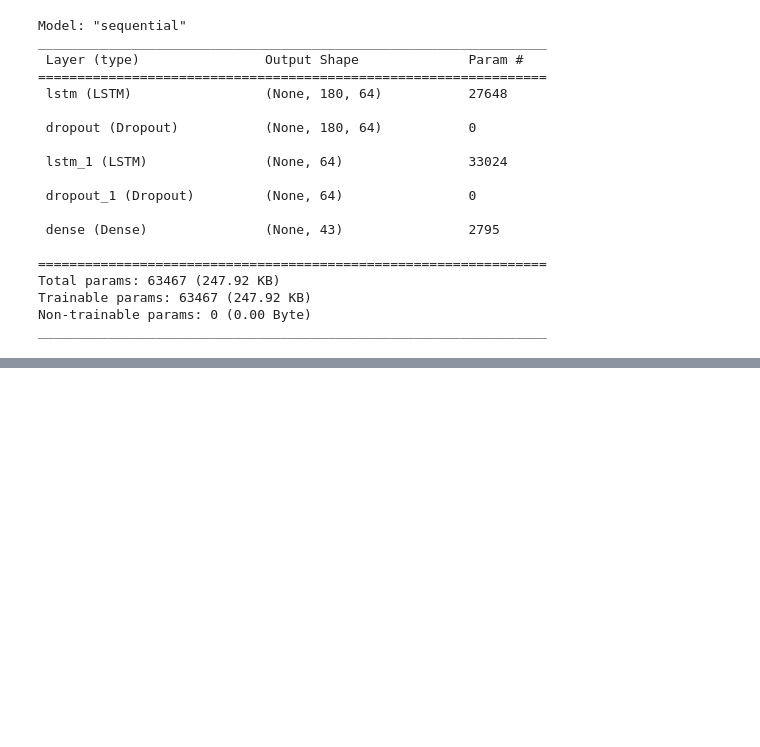
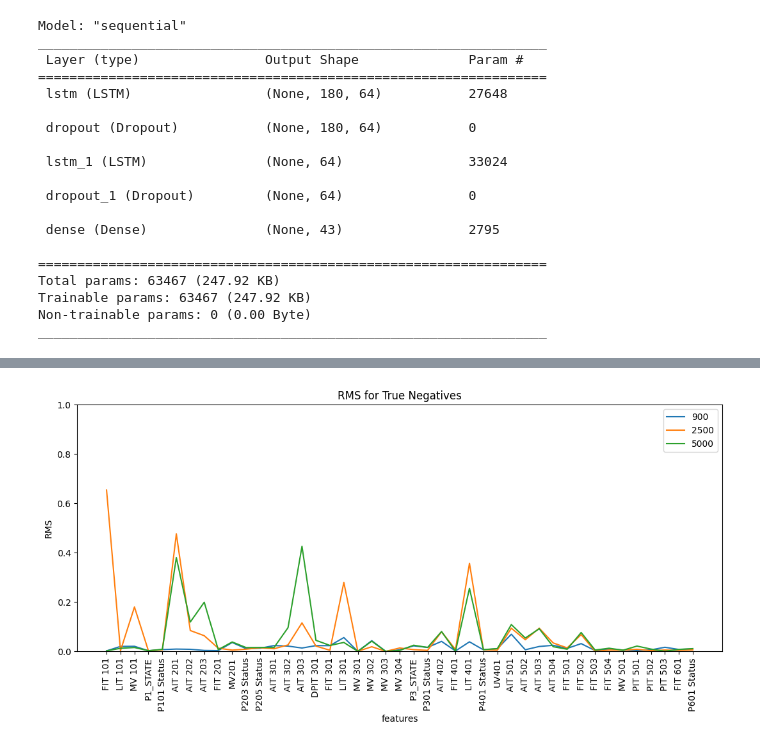
Before and after one commit to Bast-94/CYBERML-Project, a Jupyter notebook: cyber-ml.ipynb, the cells around one changed output, grey strips where cells are left out. Drawn from its saved outputs; the diff is of its cells as text; code cells hidden in the pictures; blank space fills up the shorter version.

```diff
--- a/cyber-ml.ipynb
+++ b/cyber-ml.ipynb
@@ -413,0 +434,36 @@ print(f'F1 score: {f1}')
+# %%
+# Plot RMS for each feature
+
+def rms_all():
+    power = np.power((predicted - X_fut_test), 2)
+    rms = np.sqrt(power)
+    return rms
+
+rms_all = rms_all()
+rms_all.shape
+
+def plot_rms_feature(list, title="", save=False):
+    plt.figure(figsize=(13, 5))
+    plt.title(title)
+    for rms in list:
+        plt.plot(rms_all[rms, :], label=f"{rms}")
+    plt.xlabel('features')
+    plt.ylabel('RMS')
+    plt.ylim(0, 1)
+    plt.legend()
+    plt.xticks(np.arange(len(features.columns)), features.columns, rotation=90)
+
+    if save:
+        plt.savefig(f'./figures/{title}.png', dpi=300)
+
+    plt.show()
+# %%
+assert(np.isin(900, tn))
+assert(np.isin(2500, tn))
+assert(np.isin(5000, tn))
+
+
+list_tn = [900, 2500, 5000]
+plot_rms_feature(list_tn, title="RMS for True Negatives", save=True)
+# %% [output]
+[figure, added]
```
Also changed, not shown: parts of 15 cells of this notebook, 6 other files.
